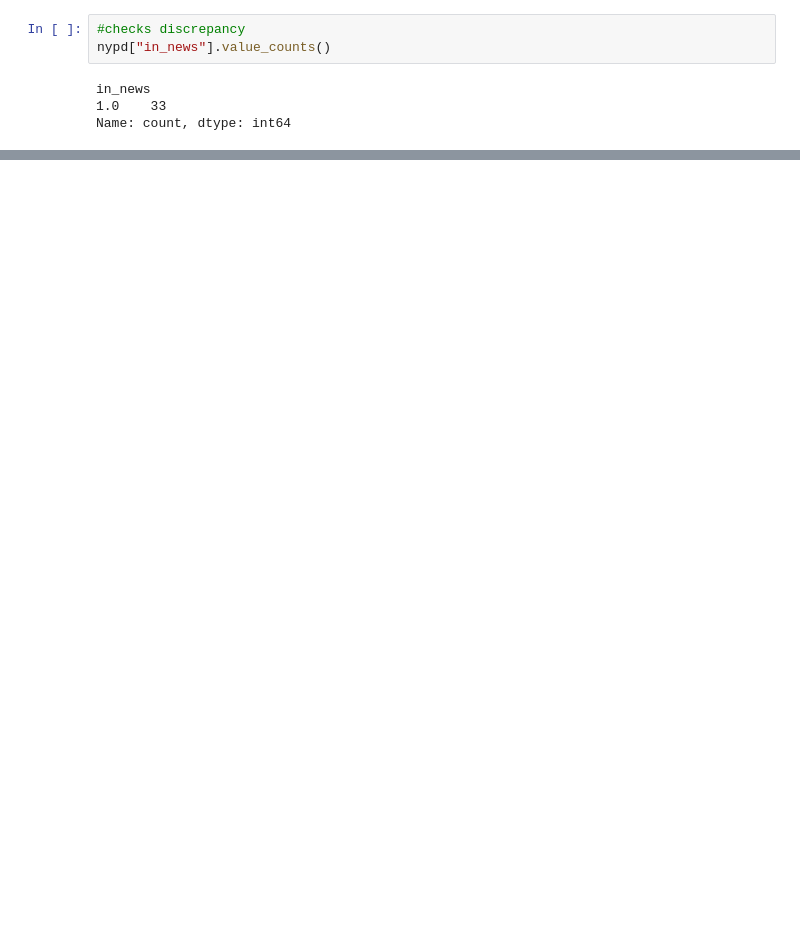
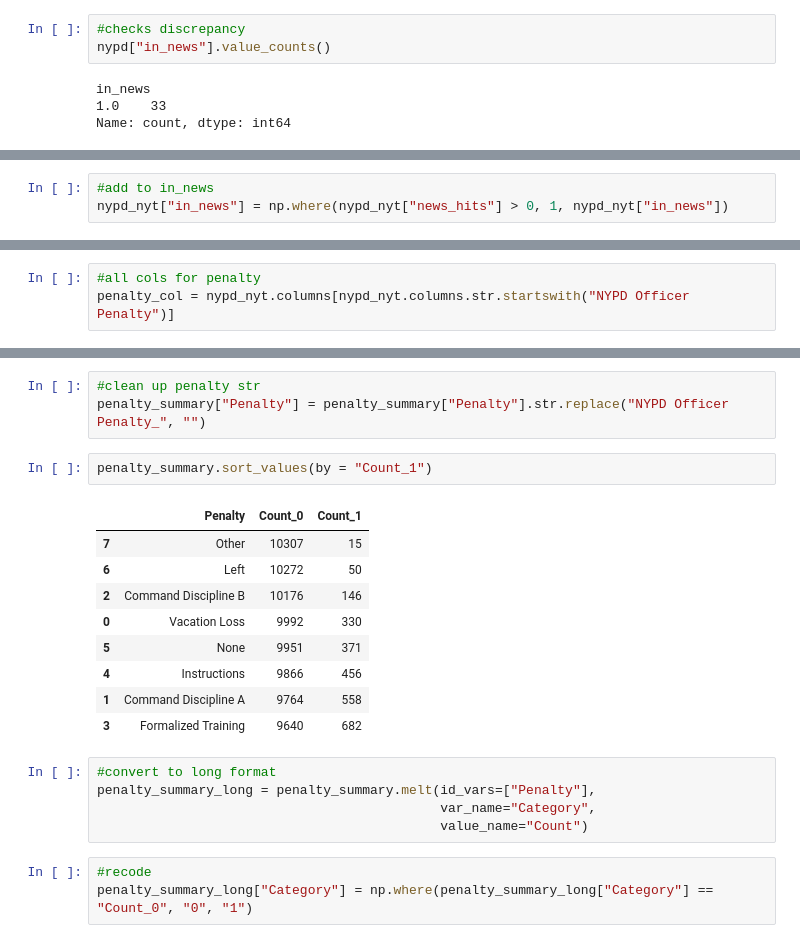
Before and after one commit to helenw566/nypd_misconduct, a Jupyter notebook: script/01_preprocessing.ipynb, the cells around one changed output, grey strips where cells are left out. Drawn from its saved outputs; the diff is of its cells as text; blank space fills up the shorter version.

```diff
--- a/script/01_preprocessing.ipynb
+++ b/script/01_preprocessing.ipynb
@@ -198,0 +560,3 @@ NYPD Officer Penalty is final penaltyy
+# %%
+#add to in_news
+nypd_nyt["in_news"] = np.where(nypd_nyt["news_hits"] > 0, 1, nypd_nyt["in_news"])
@@ -198,0 +587,3 @@ NYPD Officer Penalty is final penaltyy
+# %%
+#all cols for penalty
+penalty_col = nypd_nyt.columns[nypd_nyt.columns.str.startswith("NYPD Officer Penalty")]
@@ -198,0 +597,23 @@ NYPD Officer Penalty is final penaltyy
+# %%
+#clean up penalty str
+penalty_summary["Penalty"] = penalty_summary["Penalty"].str.replace("NYPD Officer Penalty_", "")
+# %%
+penalty_summary.sort_values(by = "Count_1")
+# %% [output]
+|  | Penalty | Count_0 | Count_1 |
+| 7 | Other | 10307 | 15 |
+| 6 | Left | 10272 | 50 |
+| 2 | Command Discipline B | 10176 | 146 |
+| 0 | Vacation Loss | 9992 | 330 |
+| 5 | None | 9951 | 371 |
+| 4 | Instructions | 9866 | 456 |
+| 1 | Command Discipline A | 9764 | 558 |
+| 3 | Formalized Training | 9640 | 682 |
+# %%
+#convert to long format
+penalty_summary_long = penalty_summary.melt(id_vars=["Penalty"],
+                                            var_name="Category",
+                                            value_name="Count")
+# %%
+#recode
+penalty_summary_long["Category"] = np.where(penalty_summary_long["Category"] == "Count_0", "0", "1")
```
Also changed, not shown: parts of 71 cells of this notebook, 6 other files.
